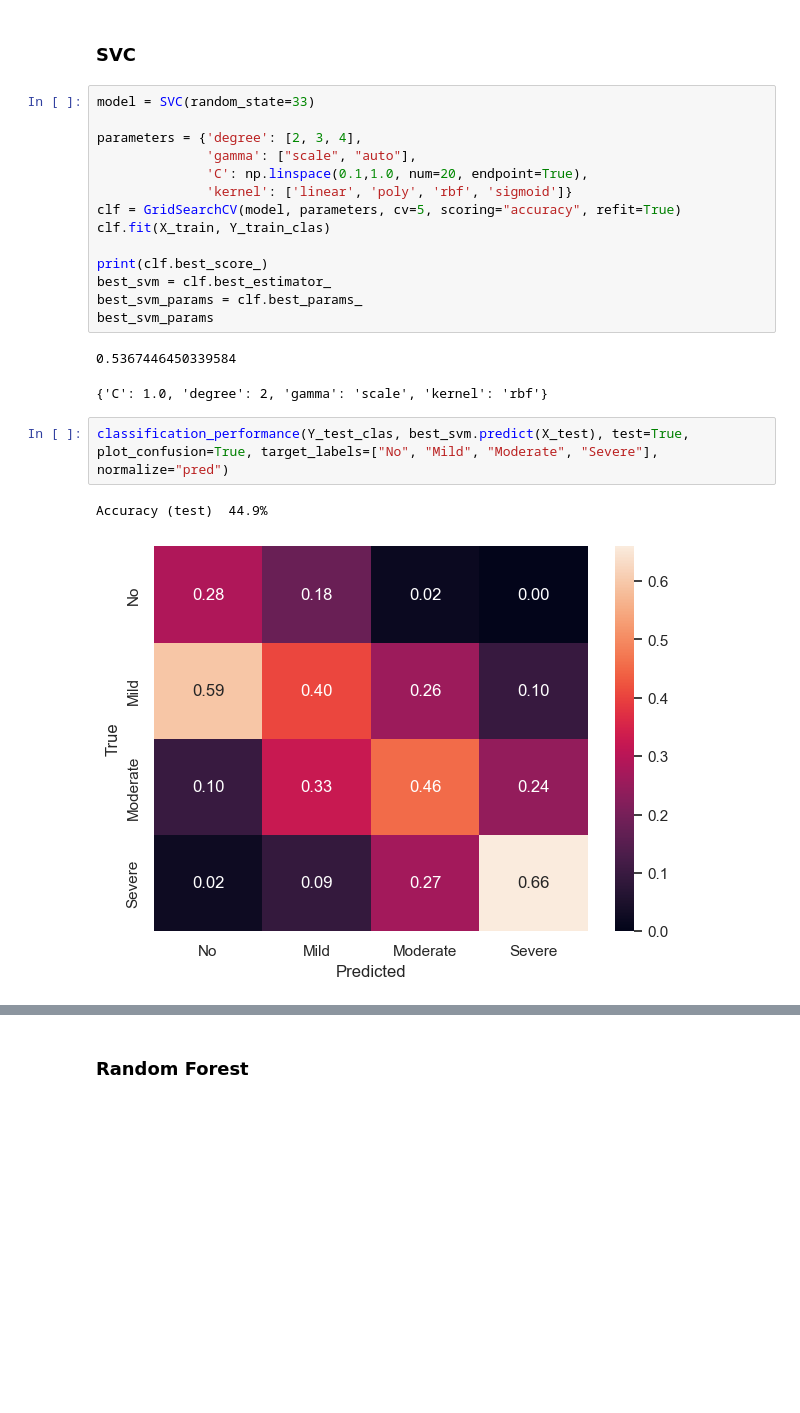
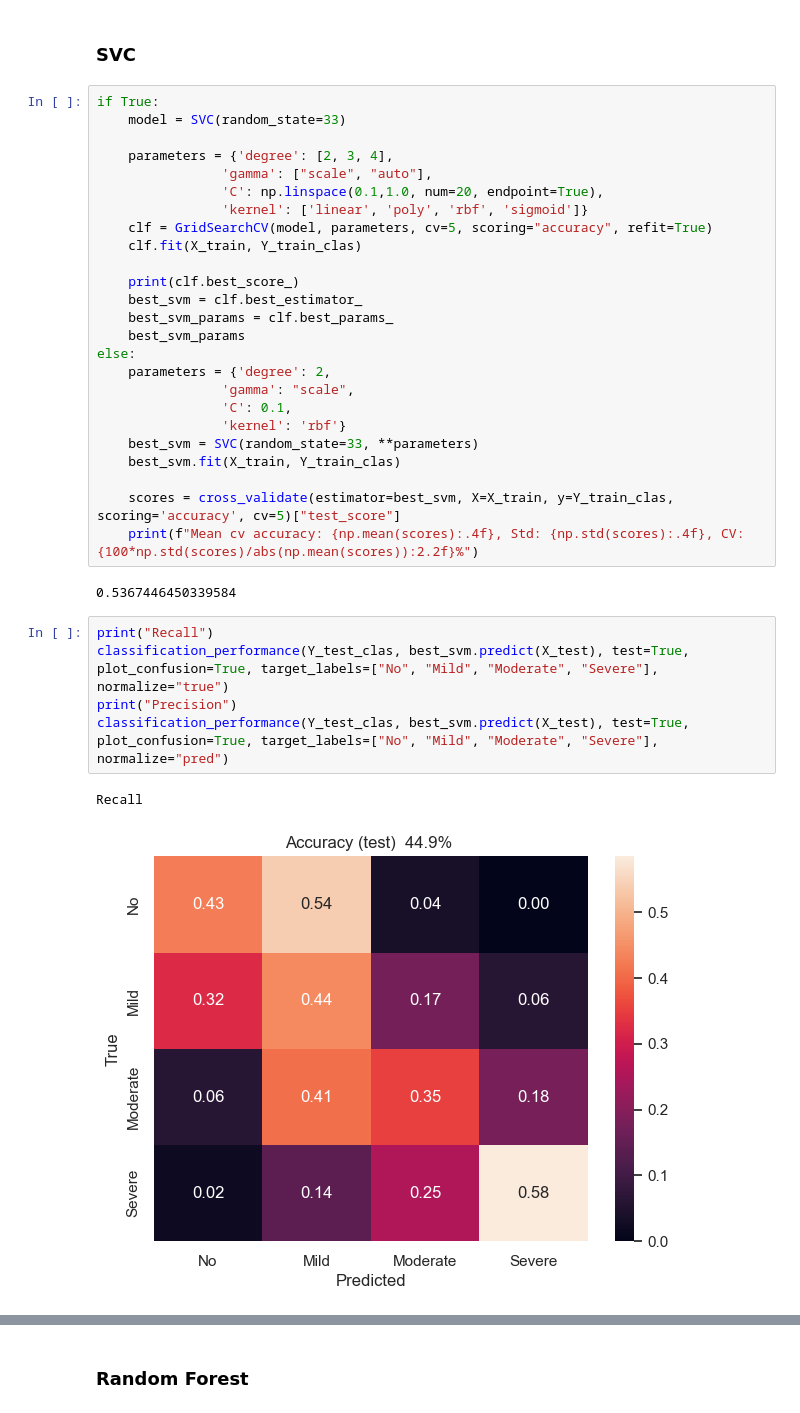
Before and after one commit to filipposkat/apnea-ppg, a Jupyter notebook: saved-notebooks/meta_model_notebook - lr0.01_adam_epoch32.ipynb, the cells around one changed output, grey strips where cells are left out. Cells and saved outputs as stored; diff of their text form; blank space fills up the shorter version.

```diff
--- a/saved-notebooks/meta_model_notebook - lr0.01_adam_epoch32.ipynb
+++ b/saved-notebooks/meta_model_notebook - lr0.01_adam_epoch32.ipynb
@@ -315,24 +333,37 @@ Test accuracy: 49.20%
 # %% [markdown]
 ### SVC
 # %%
-model = SVC(random_state=33)
+if True:
+    model = SVC(random_state=33)
 
-parameters = {'degree': [2, 3, 4],
-              'gamma': ["scale", "auto"],
-              'C': np.linspace(0.1,1.0, num=20, endpoint=True),
-              'kernel': ['linear', 'poly', 'rbf', 'sigmoid']}
-clf = GridSearchCV(model, parameters, cv=5, scoring="accuracy", refit=True)
-clf.fit(X_train, Y_train_clas)
+    parameters = {'degree': [2, 3, 4],
+                'gamma': ["scale", "auto"],
+                'C': np.linspace(0.1,1.0, num=20, endpoint=True),
+                'kernel': ['linear', 'poly', 'rbf', 'sigmoid']}
+    clf = GridSearchCV(model, parameters, cv=5, scoring="accuracy", refit=True)
+    clf.fit(X_train, Y_train_clas)
 
-print(clf.best_score_)
-best_svm = clf.best_estimator_
-best_svm_params = clf.best_params_
-best_svm_params
+    print(clf.best_score_)
+    best_svm = clf.best_estimator_
+    best_svm_params = clf.best_params_
+    best_svm_params
+else:
+    parameters = {'degree': 2,
+                'gamma': "scale",
+                'C': 0.1,
+                'kernel': 'rbf'}
+    best_svm = SVC(random_state=33, **parameters)
+    best_svm.fit(X_train, Y_train_clas)
+
+    scores = cross_validate(estimator=best_svm, X=X_train, y=Y_train_clas, scoring='accuracy', cv=5)["test_score"]
+    print(f"Mean cv accuracy: {np.mean(scores):.4f}, Std: {np.std(scores):.4f}, CV: {100*np.std(scores)/abs(np.mean(scores)):2.2f}%")
 # %% [output]
 0.5367446450339584
-{'C': 1.0, 'degree': 2, 'gamma': 'scale', 'kernel': 'rbf'}
 # %%
+print("Recall")
+classification_performance(Y_test_clas, best_svm.predict(X_test), test=True, plot_confusion=True, target_labels=["No", "Mild", "Moderate", "Severe"], normalize="true")
+print("Precision")
 classification_performance(Y_test_clas, best_svm.predict(X_test), test=True, plot_confusion=True, target_labels=["No", "Mild", "Moderate", "Severe"], normalize="pred")
 # %% [output]
-Accuracy (test)  44.9%
+Recall
-[figure, old version]
+[figure, new version]
```
Also changed, not shown: parts of 19 cells of this notebook, 8 other files.
